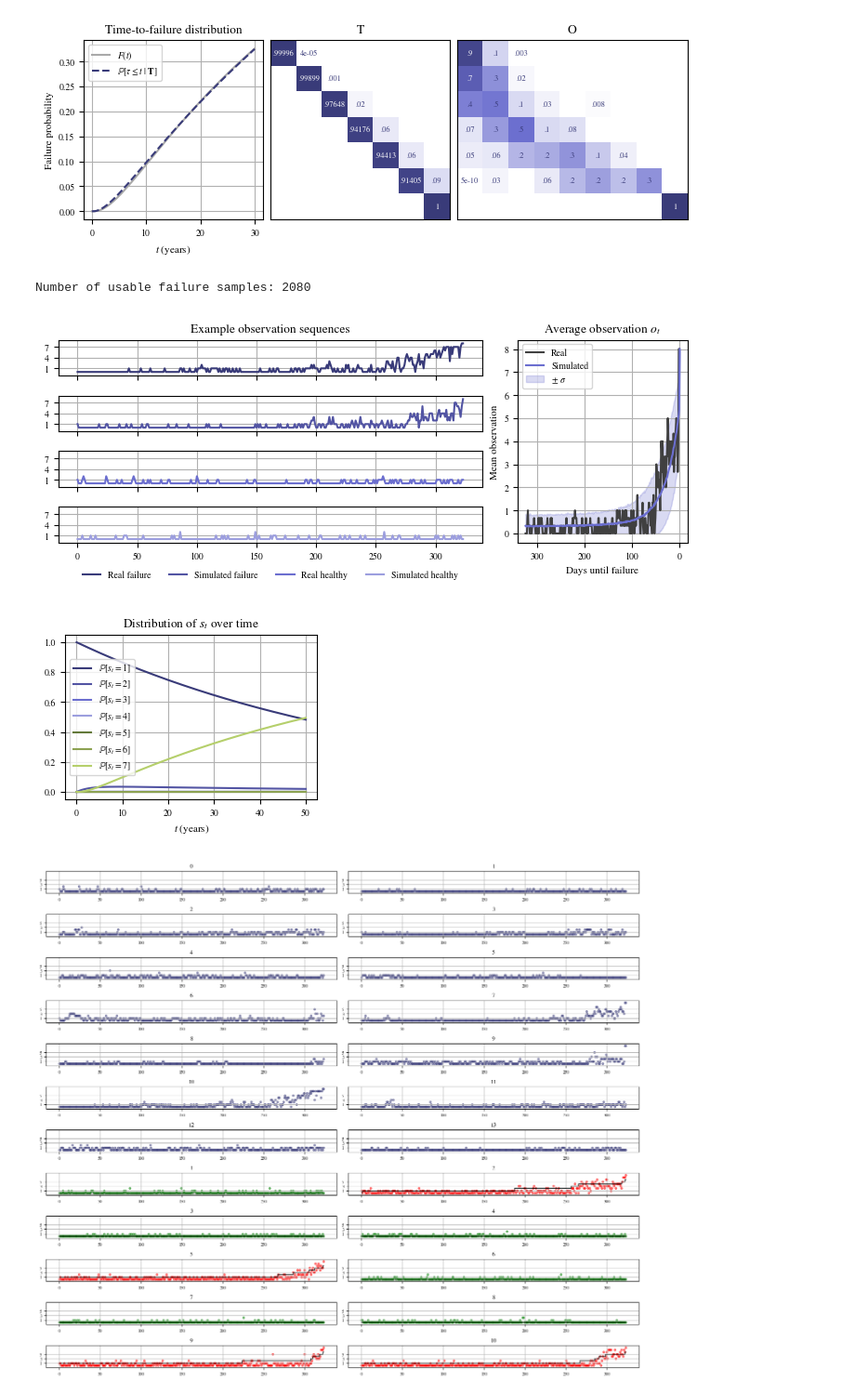
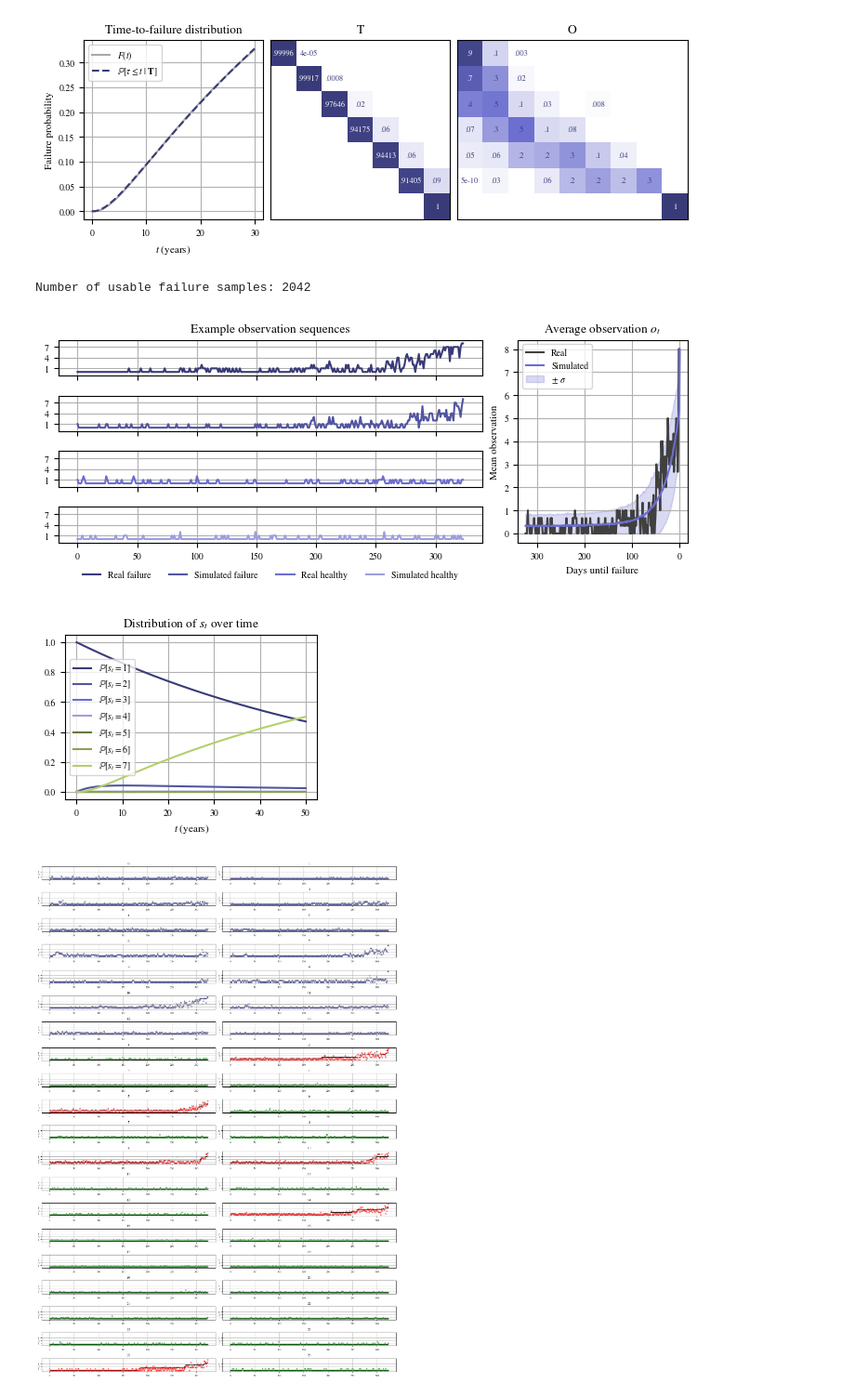
Before and after one commit to tobias-heinzle/CodeRepoTorque2026, a Jupyter notebook: joint_inference.ipynb, the cells around one changed output. Shown at 93% size. Saved outputs shown, nothing was run; the diff lists cells and outputs as text; code cells hidden in the pictures.

Commit message:
CHANGE plots

```diff
--- a/joint_inference.ipynb
+++ b/joint_inference.ipynb
@@ -289,7 +289,7 @@ for idx in noisy_sequences:
     initial_state_distributions = initial_state_distributions.at[idx].set(jnp.array([0.0, 0.1, 0.9, 0.0] + [0.0] * (n - 4)))
 
 for idx in failure_indices:
-    initial_state_distributions = initial_state_distributions.at[idx].set(jnp.array([0.0, 0.0, 0.33, 0.34] + [0.0] * (n - 4)))
+    initial_state_distributions = initial_state_distributions.at[idx].set(jnp.array([0.0, 0.0, 0.50, 0.50] + [0.0] * (n - 4)))
 
 # ...and also prepare the initial guess for the observation probabilities
 O_guess = jax.random.uniform(key(0), (n, m), minval=0.5, maxval=1.0)
@@ -346,7 +346,7 @@ training_sequences_healthy = observation_sequences[healthy_indices]
 mu_init_healthy = fitted_hmm.mu[healthy_indices, :split_row]
 
 # This step only fits a reduced process, considering only an upper left block of T..
-healthy_T = best_parameters[:split_row,:split_row]
+healthy_T = normalize_rows(best_parameters[:split_row,:split_row])
 
 # ...and the first few rows of O
 healhty_O = jnp.ones((split_row,m)).at[:, -1].set(0.0)
@@ -476,7 +476,7 @@ def construct_transition_matrix_from_block(block_parameters: Array, full_T: Arra
     return full_T.at[:2, :3].set(
         jnp.array(
             [[1.0 - a,  a,      0      ],
-             [0.0,        1.0 -  b,     b]]
+             [0.0,        1.0 -  b - a,    a + b]]
         )
     )
 
@@ -485,7 +485,7 @@ best_parameters_second_pass, population, score_history = fit_absorption_times(
     objective_function,
     construct_transition_matrix_from_block,
     n_generations=25,
-    n_population=1000,
+    n_population=10000,
     n_survivors=100,
     n_best=200
     )
@@ -618,7 +618,7 @@ end = max(324, end)
 start = max(end - 324, 0)
 observations = observations[start:end]
 states = states[start:end]
-handles_dict[label] = ax['D'].plot(jnp.arange(len(observations)), observations, color=color)#, label=label, alpha=0.5, s=markersize)
+handles_dict[label] = ax['D'].plot(jnp.arange(len(observations)), observations, color=color)
 ax['D'].set_ylim(-1, 9)
 
 
@@ -632,12 +632,14 @@ for k, _ax in enumerate(['A', 'B', 'C', 'D']):
 
 # Add title and legend
 ax['A'].set_title('Example observation sequences')
+
+# Place the legend below the plot without a box around it
 ax['D'].legend(
     handles=[val.pop() for val in handles_dict.values()],
     labels=handles_dict.keys(),
     loc='lower center',
-    ncol=len(handles_dict),      # multiple columns if needed
-    bbox_to_anchor=(0.5, -1.25), # below the axes
+    ncol=len(handles_dict),
+    bbox_to_anchor=(0.5, -1.25),
     frameon=False
 )
 
@@ -685,7 +687,7 @@ ax['E'].legend()
 plt.savefig("plots/output_analysis.pdf", bbox_inches='tight')
 plt.show()
 # %% [output]
-Number of usable failure samples: 2080
+Number of usable failure samples: 2042
 [figure]
 # %%
 len_days = 50 * 365
@@ -714,11 +716,11 @@ plt.xlabel('$t$ (years)')
 plt.legend()
 plt.show()
 # %% [output]
-[figure, old version]
+[figure, new version]
 # %%
 # Plots of many sequences to compare visually
 
-n_simulations = 10
+n_simulations = 26
 start_state = 0
 
 mu_init = jnp.zeros(n).at[start_state].set(1.0)
@@ -742,34 +744,34 @@ for k, seq in enumerate(observation_sequences):
     ax[*coord].set_title(str(k))
 
 for j in range(1, n_simulations + 1):
     states, observations = generate_sequence(key=key(j), hmm=generation_hmm, length=324*20)
     end = jnp.argmax(states) + 1
 
     if end <= 1 or jnp.max(states) < n-1:
         color = 'green'
     else:
         color = 'red'
 
     if end < 324:
         end = 324
 
     start = max(end - 324, 0)
     observations = observations[start:end]
     states = states[start:end]
     coord = (k + j) // 2, (k + j) % 2
     ax[*coord].set_title(str(j))
     ax[*coord].scatter(jnp.arange(len(observations)), observations, alpha=0.5, color=color, s=10)
     ax[*coord].step(jnp.arange(len(observations)), states, 'k', linewidth=1.0)
     ax[*coord].set_ylim(-1, 9)
 
 for row in ax:
     for _ax in row:
         _ax.grid()
         _ax.set_yticks(range(1,7, 2))
 plt.tight_layout()
 plt.show()
 # %% [output]
-[figure, old version]
+[figure, new version]
 # %%
 _states, _ = generate_sequence(key(3), generation_hmm.replace_mu(jnp.array(100*[[1.0] + [0.0] * (n -1)])), length=365 * 30)
 plot_fit(generation_hmm.T, final_state_arrival_distribution)
```
Also changed, not shown: parts of 7 cells of this notebook.
